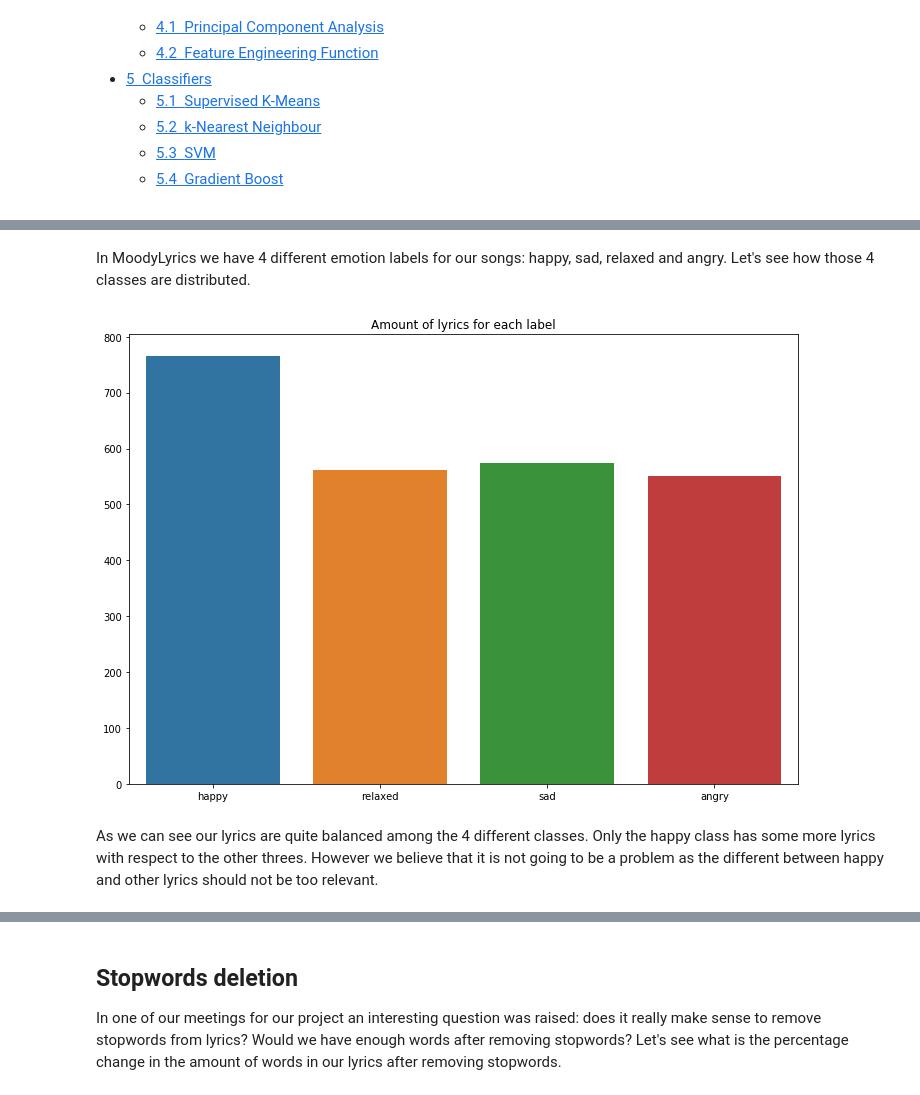
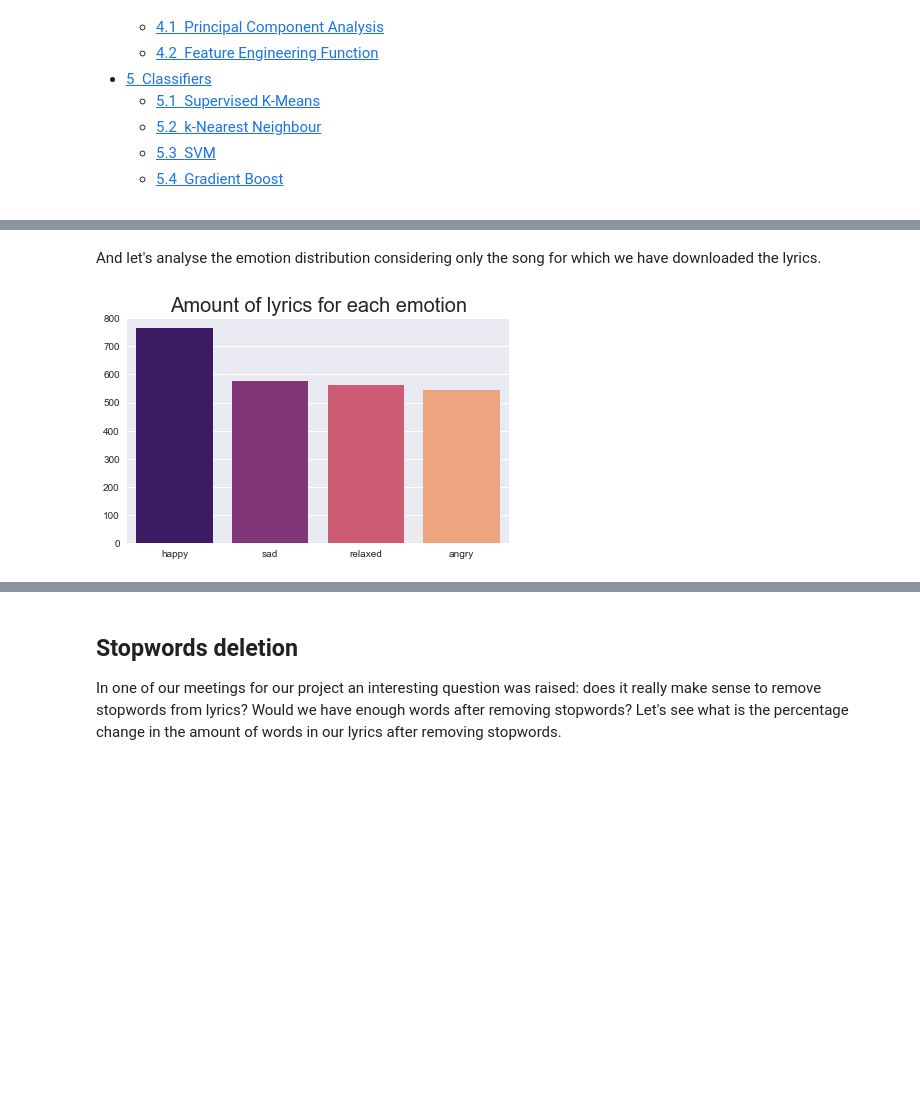
Before and after one commit to sgiammy/emotion-patterns-in-music-playlists, a Jupyter notebook: src/Emotion_Detection_in_Playlists.ipynb, the cells around one changed output, grey strips where cells are left out. Saved outputs shown, nothing was run; the diff lists cells and outputs as text; code cells hidden in the pictures; blank space fills up the shorter version.

```diff
--- a/src/Emotion_Detection_in_Playlists.ipynb
+++ b/src/Emotion_Detection_in_Playlists.ipynb
@@ -16,6 +16,7 @@ from sklearn.model_selection import GridSearchCV
 from sklearn.decomposition import PCA
 
 import seaborn as sns
+sns.set()
 import matplotlib.pyplot as plt
 
 from utils.datasets import load_dataset_from_path, split_train_validation
@@ -68,5 +233,5 @@ ls -1 ml_lyrics/ | wc -l
-# %% [markdown]
-In MoodyLyrics we have 4 different emotion labels for our songs: happy, sad, relaxed and angry. Let's see how those 4 classes are distributed.
+# %% [markdown]
+And let's analyse the emotion distribution considering only the song for which we have downloaded the lyrics.
 # %%
 count = dict(list(zip(emotion_labels, [0 for x in range(len(emotion_labels))])))
 
@@ -79,13 +244,11 @@ for root, dirs, files in os.walk(lyrics_path):
 # %%
 # Plot the obtained counts
 # Plot
 fig, ax = plt.subplots()
-fig.set_size_inches(10, 7)
-ax = sns.barplot(x=list(count.keys()), y=list(count.values()), ax=ax)
-ax.set_title('Amount of lyrics for each label')
+#fig.set_size_inches(10, 7)
+ax = sns.barplot(x=list(count.keys()), y=list(count.values()), ax=ax,palette='magma')
+ax.set_title('Amount of lyrics for each emotion',fontsize=20)
 plt.tight_layout()
 plt.show()
 # %% [output]
-[figure, old version]
+[figure, new version]
-# %% [markdown]
-As we can see our lyrics are quite balanced among the 4 different classes. Only the happy class has some more lyrics with respect to the other threes. However we believe that it is not going to be a problem as the different between happy and other lyrics should not be too relevant.
```
Also changed, not shown: parts of 53 cells of this notebook.
